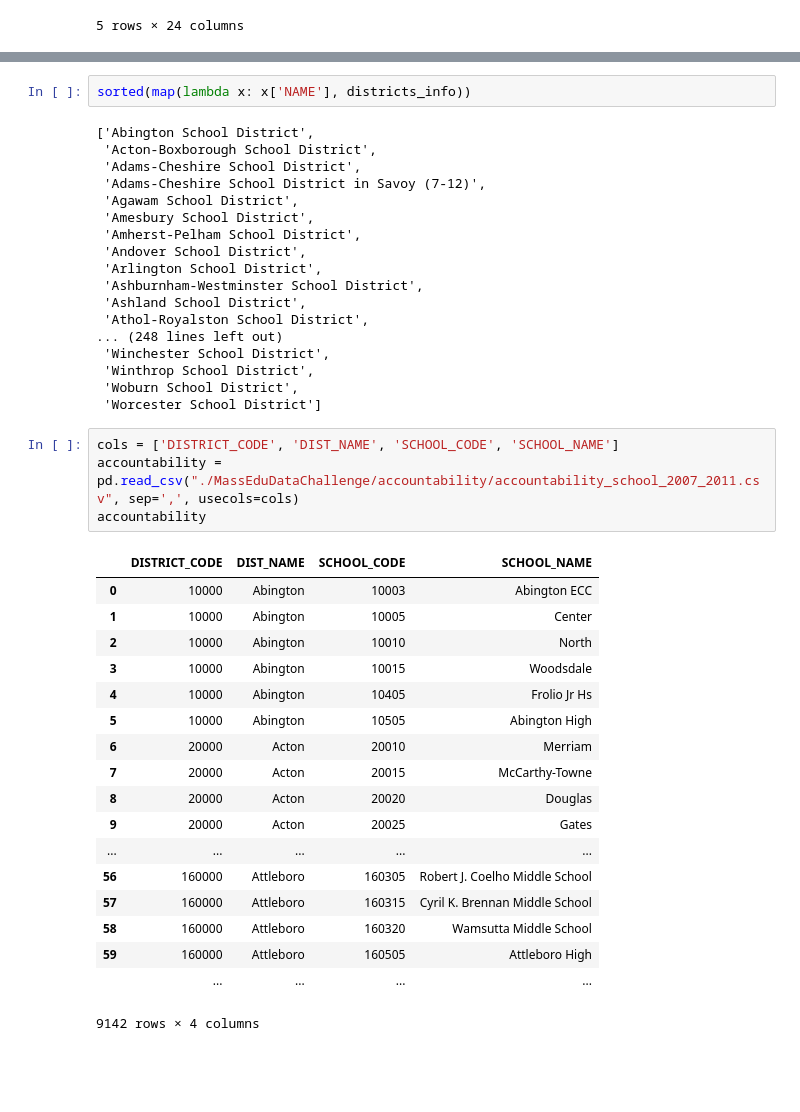
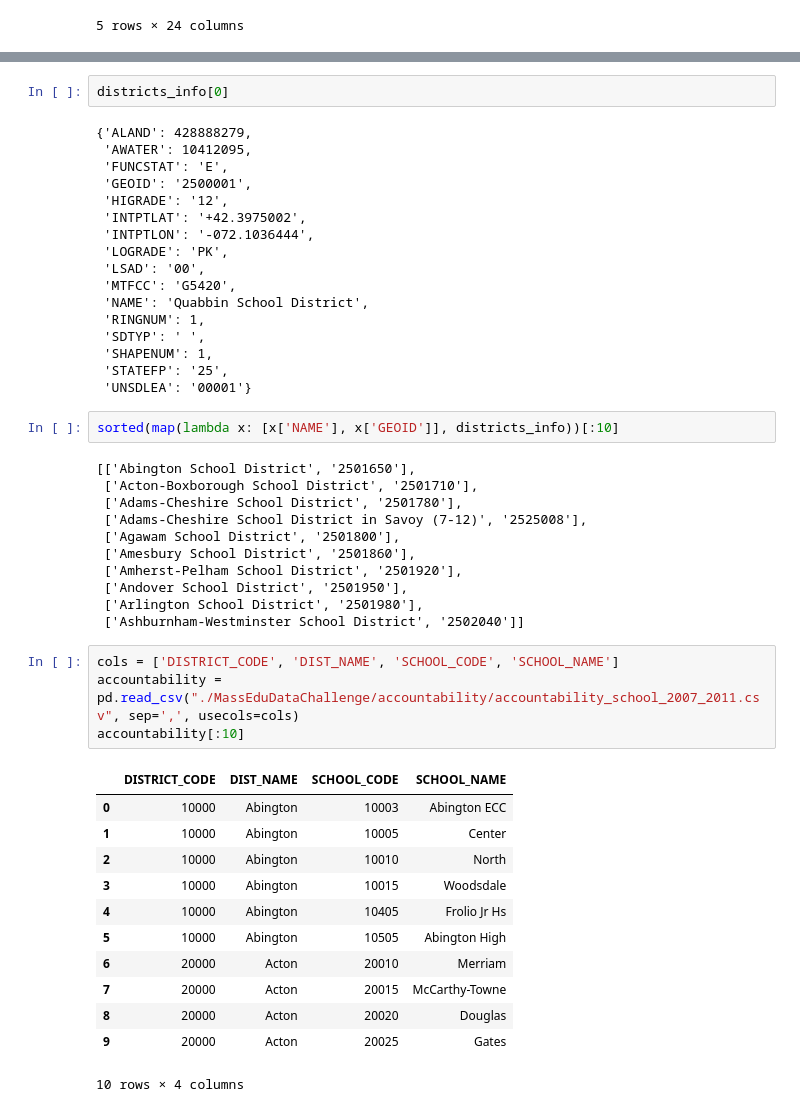
Before and after one commit to ohnorobo/massedu, a Jupyter notebook: massedu.ipynb, the cells around one changed output, grey strips where cells are left out. Cells and saved outputs as stored; diff of their text form; blank space fills up the shorter version.

```diff
--- a/massedu.ipynb
+++ b/massedu.ipynb
@@ -59,45 +58,51 @@ fig = plt.figure(figsize=(20,10), dpi=10000)
+# %%
+districts_info[0]
+# %% [output]
+{'ALAND': 428888279,
+ 'AWATER': 10412095,
+ 'FUNCSTAT': 'E',
+ 'GEOID': '2500001',
+ 'HIGRADE': '12',
+ 'INTPTLAT': '+42.3975002',
+ 'INTPTLON': '-072.1036444',
+ 'LOGRADE': 'PK',
+ 'LSAD': '00',
+ 'MTFCC': 'G5420',
+ 'NAME': 'Quabbin School District',
+ 'RINGNUM': 1,
+ 'SDTYP': ' ',
+ 'SHAPENUM': 1,
+ 'STATEFP': '25',
+ 'UNSDLEA': '00001'}
 # %%
-sorted(map(lambda x: x['NAME'], districts_info))
+sorted(map(lambda x: [x['NAME'], x['GEOID']], districts_info))[:10]
 # %% [output]
-['Abington School District',
- 'Acton-Boxborough School District',
- 'Adams-Cheshire School District',
- 'Adams-Cheshire School District in Savoy (7-12)',
- 'Agawam School District',
- 'Amesbury School District',
- 'Amherst-Pelham School District',
- 'Andover School District',
- 'Arlington School District',
- 'Ashburnham-Westminster School District',
- 'Ashland School District',
- 'Athol-Royalston School District',
-... (248 lines left out)
- 'Winchester School District',
- 'Winthrop School District',
- 'Woburn School District',
- 'Worcester School District']
+[['Abington School District', '2501650'],
+ ['Acton-Boxborough School District', '2501710'],
+ ['Adams-Cheshire School District', '2501780'],
+ ['Adams-Cheshire School District in Savoy (7-12)', '2525008'],
+ ['Agawam School District', '2501800'],
+ ['Amesbury School District', '2501860'],
+ ['Amherst-Pelham School District', '2501920'],
+ ['Andover School District', '2501950'],
+ ['Arlington School District', '2501980'],
+ ['Ashburnham-Westminster School District', '2502040']]
 # %%
 cols = ['DISTRICT_CODE', 'DIST_NAME', 'SCHOOL_CODE', 'SCHOOL_NAME']
 accountability = pd.read_csv("./MassEduDataChallenge/accountability/accountability_school_2007_2011.csv", sep=',', usecols=cols)
-accountability
+accountability[:10]
 # %% [output]
 |  | DISTRICT_CODE | DIST_NAME | SCHOOL_CODE | SCHOOL_NAME |
 | 0 | 10000 | Abington | 10003 | Abington ECC |
 | 1 | 10000 | Abington | 10005 | Center |
 | 2 | 10000 | Abington | 10010 | North |
 | 3 | 10000 | Abington | 10015 | Woodsdale |
 | 4 | 10000 | Abington | 10405 | Frolio Jr Hs |
 | 5 | 10000 | Abington | 10505 | Abington High |
 | 6 | 20000 | Acton | 20010 | Merriam |
 | 7 | 20000 | Acton | 20015 | McCarthy-Towne |
 | 8 | 20000 | Acton | 20020 | Douglas |
 | 9 | 20000 | Acton | 20025 | Gates |
-| ... | ... | ... | ... | ... |
-| 56 | 160000 | Attleboro | 160305 | Robert J. Coelho Middle School |
-| 57 | 160000 | Attleboro | 160315 | Cyril K. Brennan Middle School |
-| 58 | 160000 | Attleboro | 160320 | Wamsutta Middle School |
-| 59 | 160000 | Attleboro | 160505 | Attleboro High |
-|  | ... | ... | ... | ... |
-9142 rows × 4 columns
+10 rows × 4 columns
 # %%
 a_districts = accountability["DIST_NAME"].tolist()
```
Also changed, not shown: parts of 12 cells of this notebook, 2 other files.
